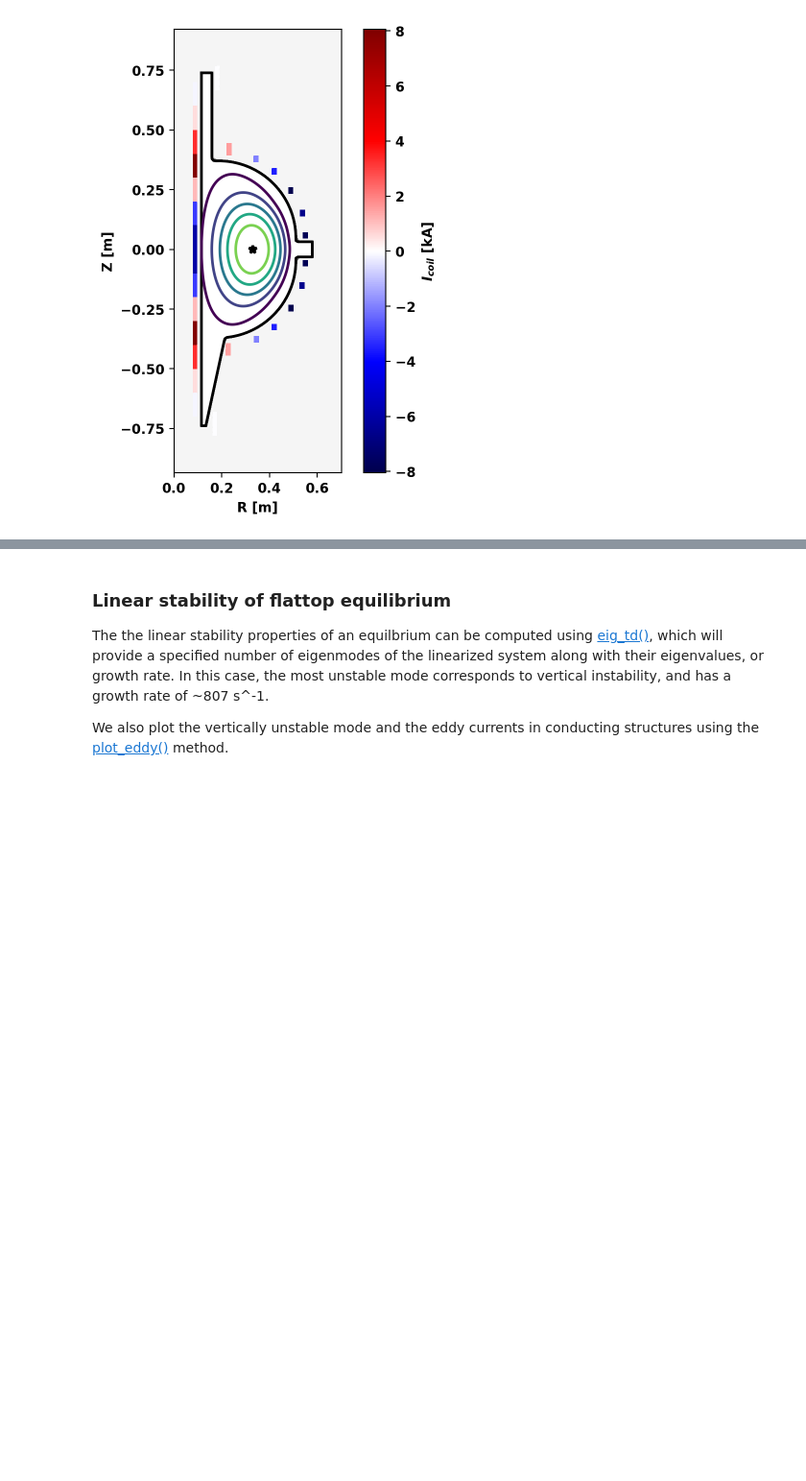
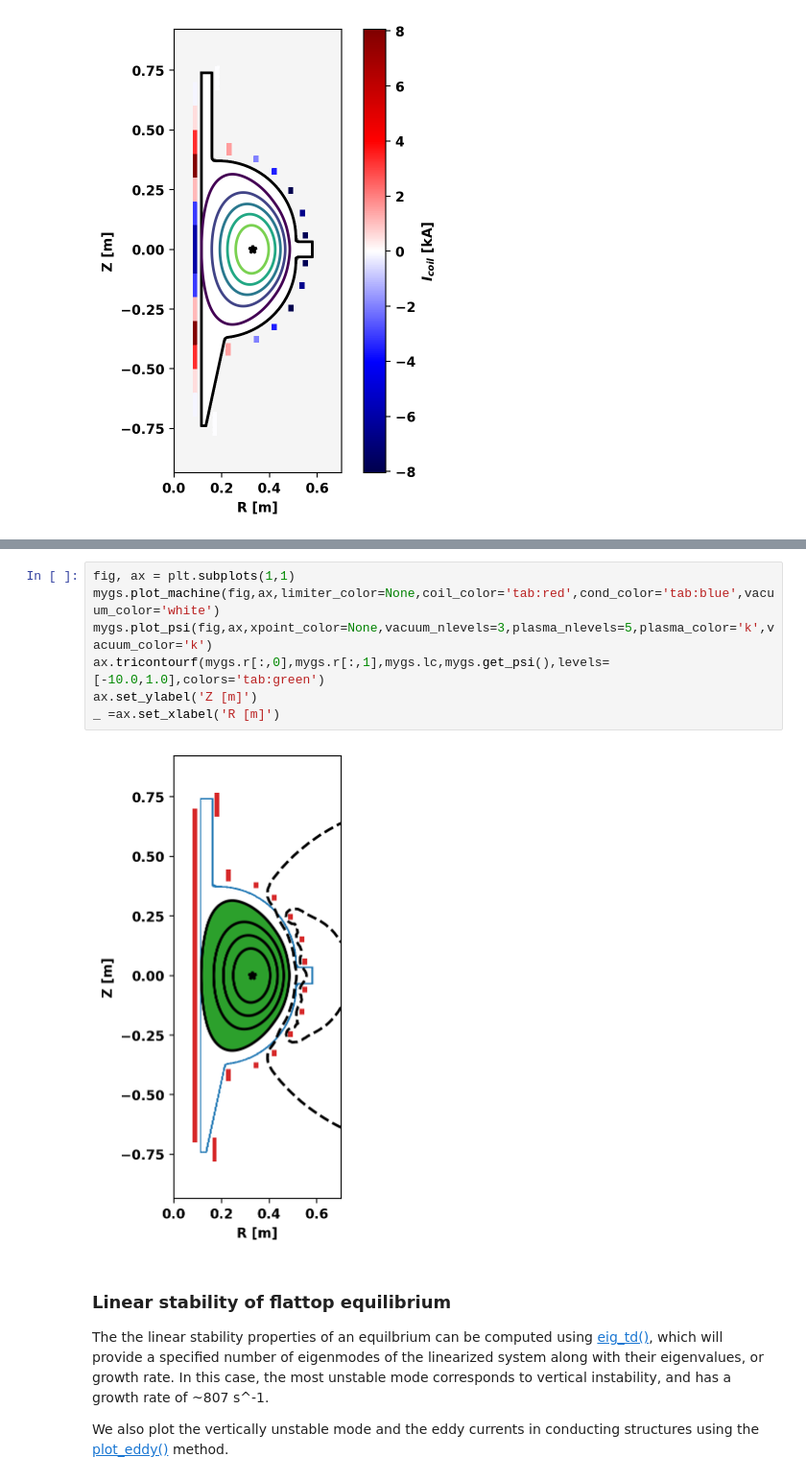
Before and after one commit to OpenFUSIONToolkit/OpenFUSIONToolkit-Tutorials, a Jupyter notebook: CPSFR-2025/MIT_CPSFR25.ipynb, the cells around one changed output, grey strips where cells are left out. Shown at 96% size. Cells and saved outputs as stored; diff of their text form; blank space fills up the shorter version.

```diff
--- a/CPSFR-2025/MIT_CPSFR25.ipynb
+++ b/CPSFR-2025/MIT_CPSFR25.ipynb
@@ -711,3 +825,12 @@ _ = ax.set_xlabel('R [m]')
+# %%
+fig, ax = plt.subplots(1,1)
+mygs.plot_machine(fig,ax,limiter_color=None,coil_color='tab:red',cond_color='tab:blue',vacuum_color='white')
+mygs.plot_psi(fig,ax,xpoint_color=None,vacuum_nlevels=3,plasma_nlevels=5,plasma_color='k',vacuum_color='k')
+ax.tricontourf(mygs.r[:,0],mygs.r[:,1],mygs.lc,mygs.get_psi(),levels=[-10.0,1.0],colors='tab:green')
+ax.set_ylabel('Z [m]')
+_ =ax.set_xlabel('R [m]')
+# %% [output]
+[figure, added]
 # %% [markdown]
 ### Linear stability of flattop equilibrium
 The the linear stability properties of an equilbrium can be computed using [eig_td()](https://openfusiontoolkit.github.io/OpenFUSIONToolkit/docs/v1.0.0-beta6/classOpenFUSIONToolkit_1_1TokaMaker_1_1__core_1_1TokaMaker.html#ab125263be4da196ed8cb535f2af1cab3), which will provide a specified number of eigenmodes of the linearized system along with their eigenvalues, or growth rate. In this case, the most unstable mode corresponds to vertical instability, and has a growth rate of ~807 s^-1.
```
Also changed, not shown: parts of 22 cells of this notebook.
